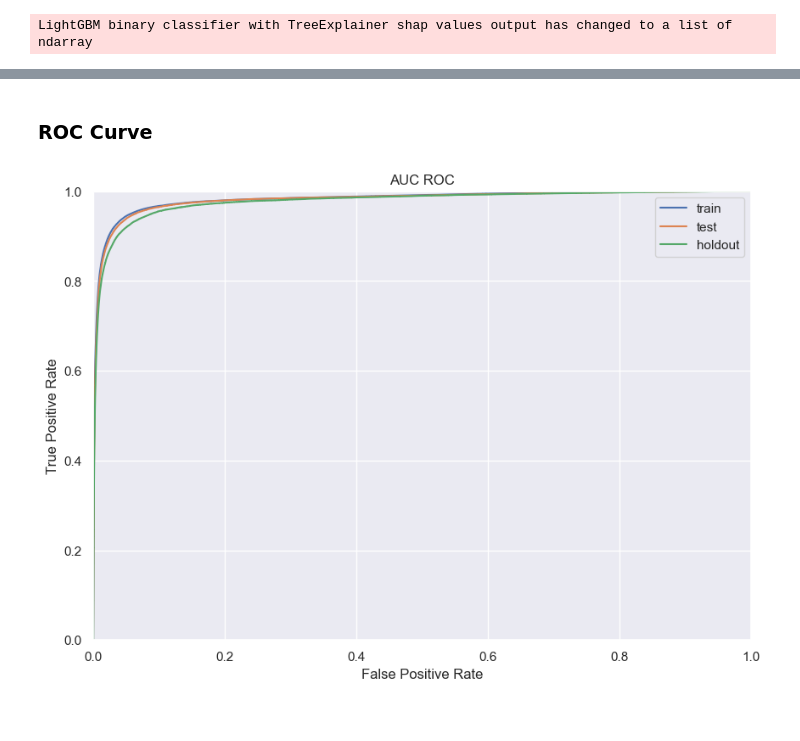
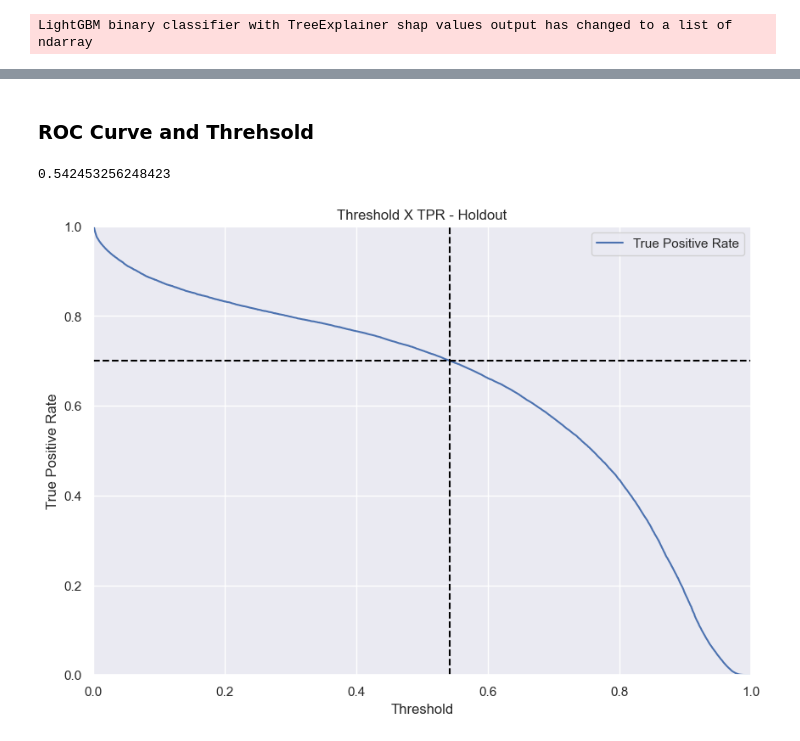
Before and after one commit to yuri-gilferreira/watershed-challenge, a Jupyter notebook: watershed_challenge.ipynb, the cells around one changed output, grey strips where cells are left out. Saved outputs shown, nothing was run; the diff lists cells and outputs as text; code cells hidden in the pictures.

```diff
--- a/watershed_challenge.ipynb
+++ b/watershed_challenge.ipynb
@@ -491,5 +531,5 @@ violin_plot(df_shap_lgbm, df_train[features])
 # %% [markdown]
-### ROC Curve
+### ROC Curve and Threhsold
 # %%
 df_roc = pd.DataFrame()
 
@@ -529,4 +553,29 @@ def roc_curve_plot(df, split_list):
-# %%
-roc_curve_plot(df_roc,split)
-# %% [output]
-[figure, removed]
+# %%
+# Get first value for TPR >0.7
+df_plot_threshold = df_roc[df_roc.split == "holdout"]
+th_70 = float(df_plot_threshold[df_plot_threshold.true_positive_rate >0.7]['threshold'].iloc[0])
+# %%
+th_70
+# %% [output]
+0.542453256248423
+# %%
+# Plot Threshold x TPR - Holdout
+plt.figure(figsize=(10, 7), dpi=100)
+
+fig_threshold = sns.lineplot(x = 'threshold',
+                             y = 'true_positive_rate',
+                             data = df_plot_threshold,
+                             label = "True Positive Rate")
+
+
+plt.xlim([0, 1])
+plt.ylim([0, 1])
+
+plt.axvline(th_70, linestyle = "--", color = 'black')
+plt.axhline(0.7, linestyle = "--", color = 'black')
+plt.xlabel("Threshold")
+plt.ylabel("True Positive Rate")
+plt.title("Threshold X TPR - Holdout")
+fig_threshold.figure.savefig("imgs/threshold.png")
+# %% [output]
+[figure, added]
```
Also changed, not shown: parts of 17 cells of this notebook, 9 other files.
